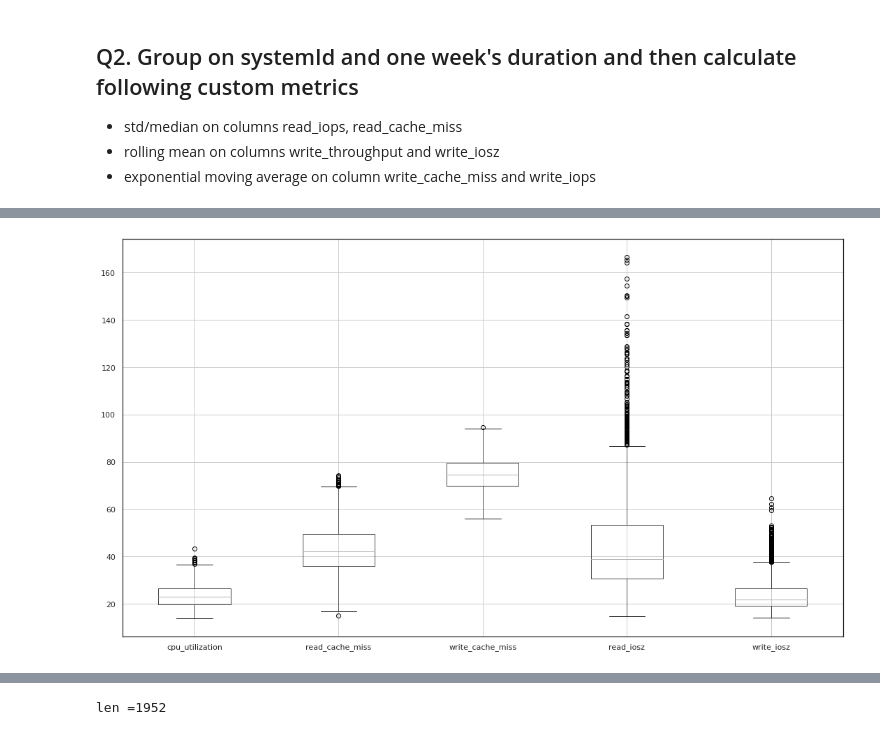
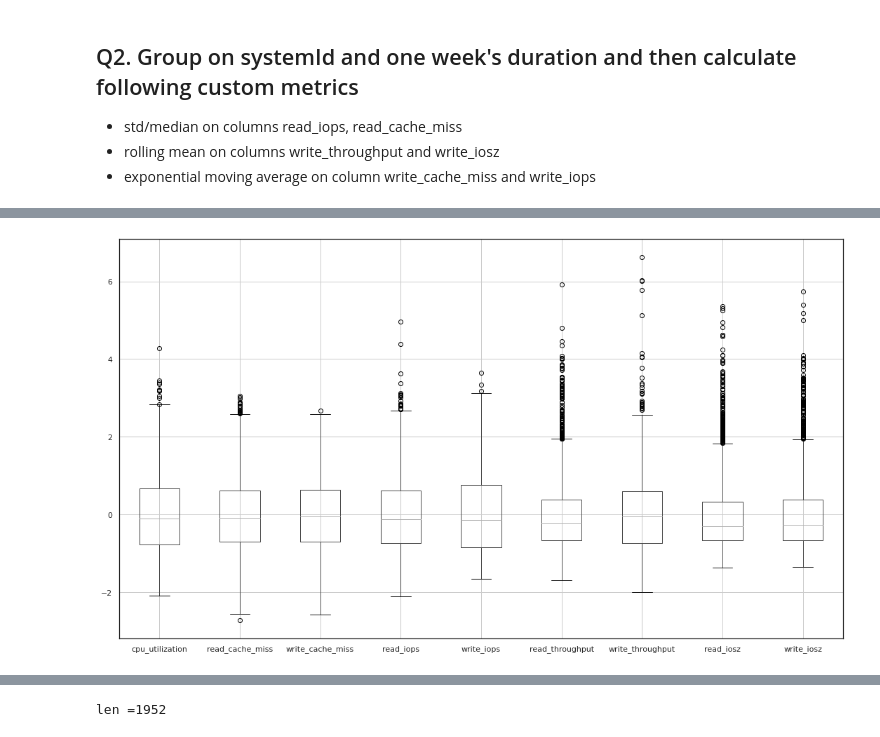
Before and after one commit to FrankGangWang/AppliedML_Python_Coursera, a Jupyter notebook: Copy_of_Copy_of_Interview_for_DataScience_2.ipynb, the cells around one changed output, grey strips where cells are left out. Drawn from its saved outputs; the diff is of its cells as text; code cells hidden in the pictures.

```diff
--- a/Copy_of_Copy_of_Interview_for_DataScience_2.ipynb
+++ b/Copy_of_Copy_of_Interview_for_DataScience_2.ipynb
@@ -145,0 +126,8 @@ df1_sysId.head(8)
+# %%
+from sklearn.preprocessing import StandardScaler
+columns_to_scale = list(df1_sysId.columns)
+columns_to_scale.remove('timestamp')
+columns_to_scale.remove('model_type')
+print(f"columns_to_scale={columns_to_scale}")
+autoscaler = StandardScaler()
+df1_sysId[columns_to_scale] = autoscaler.fit_transform(df1_sysId[columns_to_scale])
@@ -170,6 +149,7 @@ Int64Index([ 39319, 168399,  19678, 172625, 171162, 157734, 155093, 172252,
 # %%
-boxplot = df1_sysId.boxplot(column=[ 'cpu_utilization', 'read_cache_miss', 'write_cache_miss', 'read_iosz', 'write_iosz'])
+
+boxplot = df1_sysId.boxplot(column=columns_to_scale)
 fig = plt.gcf()
 fig.set_size_inches(18.5, 10.5)
 # %% [output]
-[figure, old version]
+[figure, new version]
```
Also changed, not shown: parts of 10 cells of this notebook.
